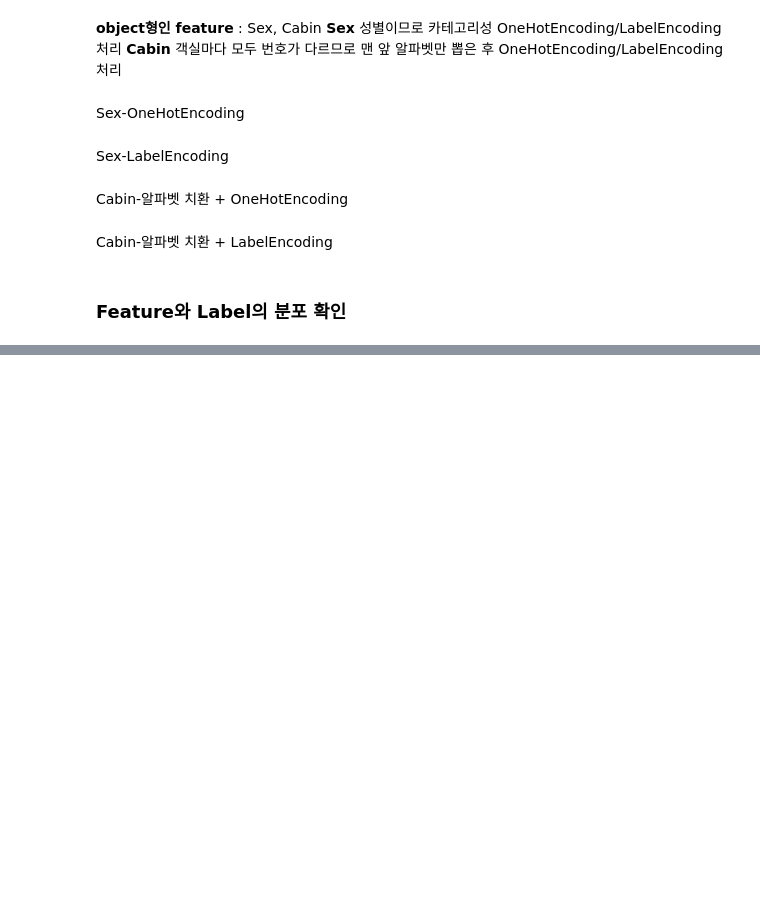
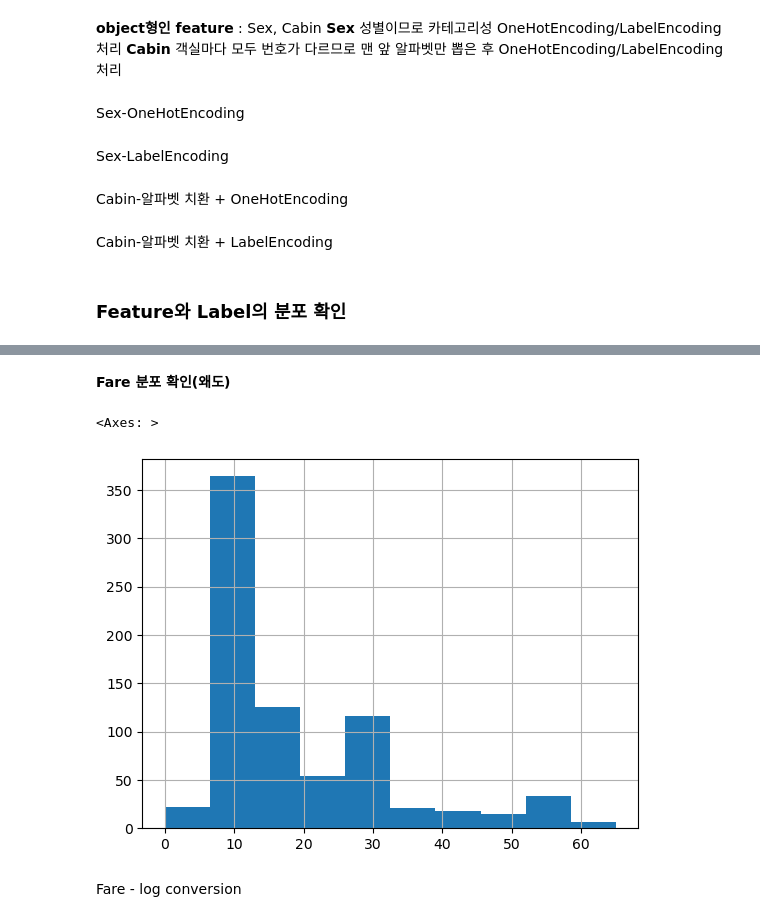
Before and after one commit to JeongHun01/Kaggle, a Jupyter notebook: Titanic/Data_Analysis.ipynb, the cells around one changed output, grey strips where cells are left out. Cells and saved outputs as stored; diff of their text form; code cells hidden in the pictures; blank space fills up the shorter version.

```diff
--- a/Titanic/Data_Analysis.ipynb
+++ b/Titanic/Data_Analysis.ipynb
@@ -160,0 +231,9 @@ train_df.describe()
+# %% [markdown]
+**Fare 분포 확인(왜도)**
+# %%
+train_df['Fare'].hist()
+# %% [output]
+<Axes: >
+[figure, added]
+# %% [markdown]
+Fare - log conversion
```
Also changed, not shown: parts of 16 cells of this notebook.
